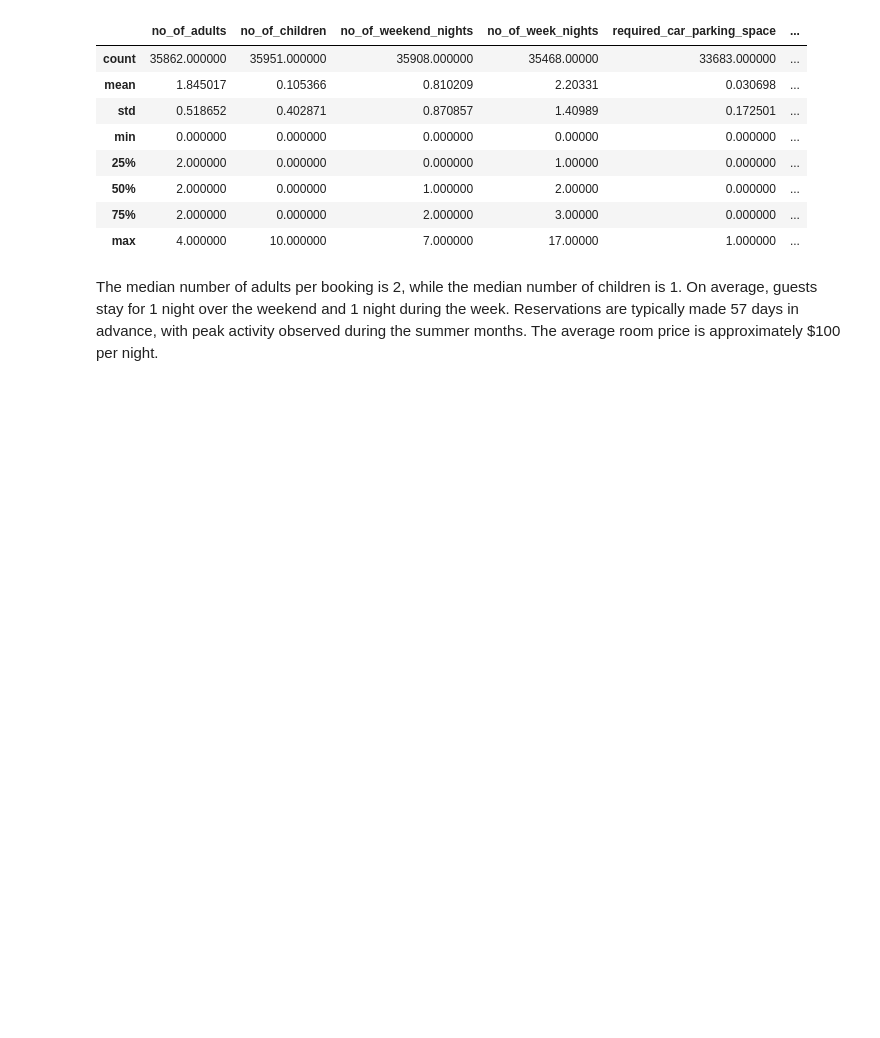
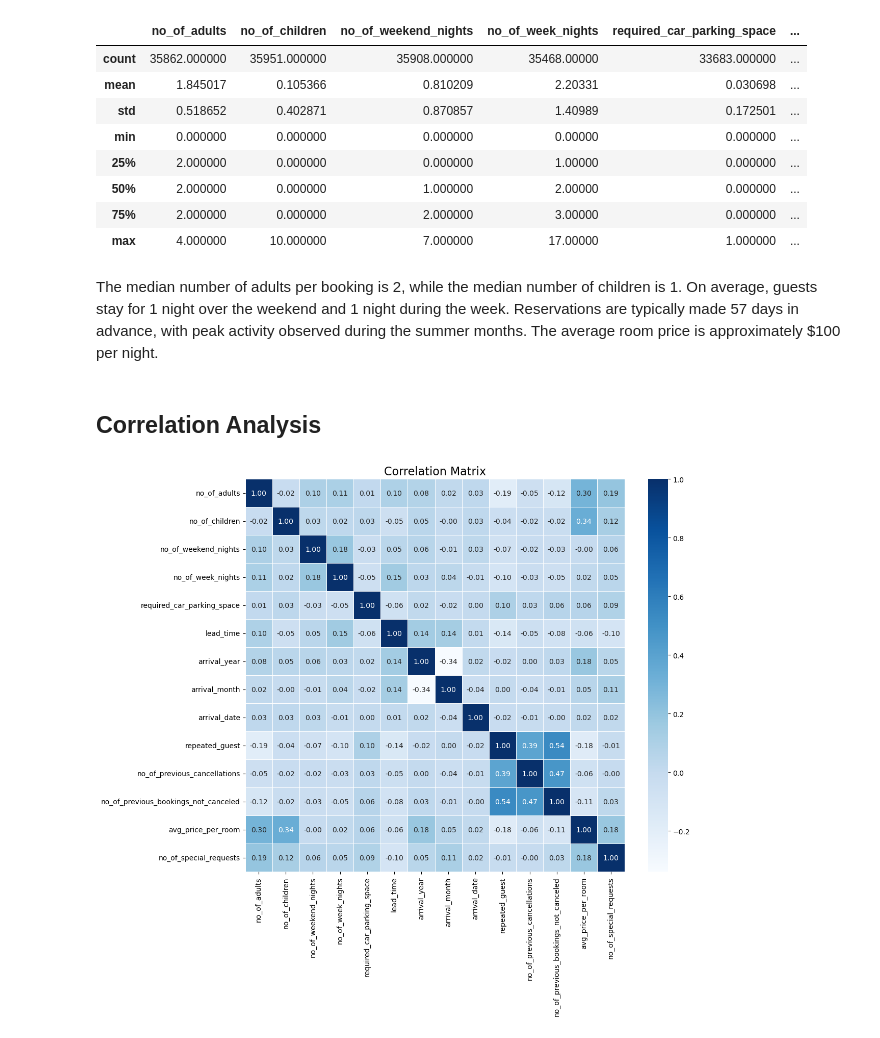
Before and after one commit to DmitriiZag/Hotel-Bookings, a Jupyter notebook: notebooks/main.ipynb, the cells around one changed output. Saved outputs shown, nothing was run; the diff lists cells and outputs as text; code cells hidden in the pictures; blank space fills up the shorter version.

```diff
--- a/notebooks/main.ipynb
+++ b/notebooks/main.ipynb
@@ -34,3 +35,36 @@ hotel_dataset.describe()
 | max | 4.000000 | 10.000000 | 7.000000 | 17.00000 | 1.000000 | ... |
 # %% [markdown]
 The median number of adults per booking is 2, while the median number of children is 1. On average, guests stay for 1 night over the weekend and 1 night during the week. Reservations are typically made 57 days in advance, with peak activity observed during the summer months. The average room price is approximately $100 per night.
+# %% [markdown]
+## Correlation Analysis
+# %%
+# Select only numeric columns
+bookings_numeric_data = hotel_dataset.select_dtypes(include='number')
+
+# Compute correlation matrix
+correlation_table = bookings_numeric_data.corr()
+
+# Plot
+fig, ax = plt.subplots(figsize=(12, 10))  # Larger figure size for clarity
+
+sns.heatmap(correlation_table,
+            annot=True,
+            fmt=".2f",
+            cmap="Blues",
+            cbar=True,
+            linewidths=0.5,
+            linecolor='white',
+            ax=ax)
+
+# Titles and styling
+ax.set_title('Correlation Matrix', fontsize=16)
+ax.tick_params(axis='x', rotation=90)
+ax.tick_params(axis='y', rotation=0)
+
+ax.spines['top'].set_visible(False)
+ax.spines['right'].set_visible(False)
+
+plt.savefig("../plots/correlation_matrix.png", dpi=300, bbox_inches='tight')
+plt.show()
+# %% [output]
+[figure, added]
```
Also changed, not shown: parts of 2 cells of this notebook, 2 other files.
